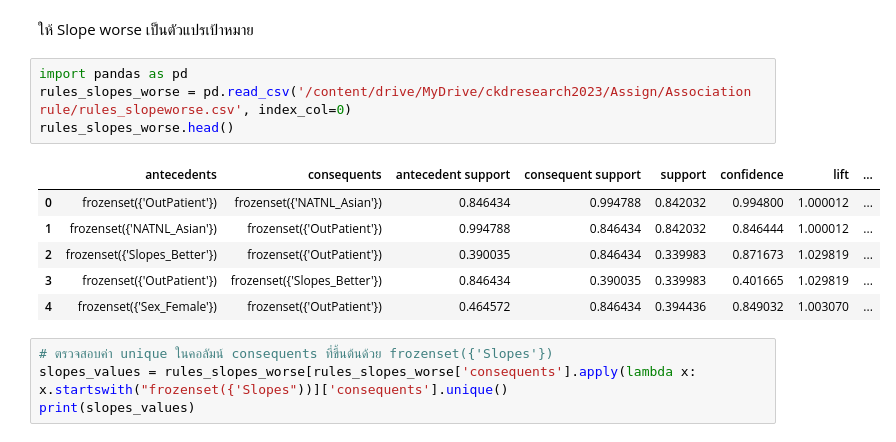
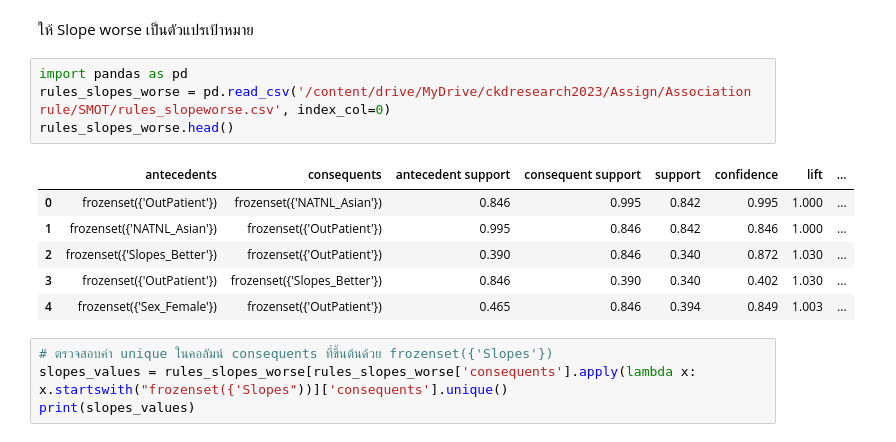
Before and after one commit to Aomaphisara/ULckdresearch2023, a Jupyter notebook: Association_rule.ipynb, the cells around one changed output. Saved outputs shown, nothing was run; the diff lists cells and outputs as text.

```diff
--- a/Association_rule.ipynb
+++ b/Association_rule.ipynb
@@ -394,15 +402,15 @@ stage5_2.shape
 ให้ Slope worse เป็นตัวแปรเป้าหมาย
 # %%
 import pandas as pd
-rules_slopes_worse = pd.read_csv('/content/drive/MyDrive/ckdresearch2023/Assign/Association rule/rules_slopeworse.csv', index_col=0)
+rules_slopes_worse = pd.read_csv('/content/drive/MyDrive/ckdresearch2023/Assign/Association rule/SMOT/rules_slopeworse.csv', index_col=0)
 rules_slopes_worse.head()
 # %% [output]
 |  | antecedents | consequents | antecedent support | consequent support | support | confidence | lift | ... |
-| 0 | frozenset({'OutPatient'}) | frozenset({'NATNL_Asian'}) | 0.846434 | 0.994788 | 0.842032 | 0.994800 | 1.000012 | ... |
-| 1 | frozenset({'NATNL_Asian'}) | frozenset({'OutPatient'}) | 0.994788 | 0.846434 | 0.842032 | 0.846444 | 1.000012 | ... |
-| 2 | frozenset({'Slopes_Better'}) | frozenset({'OutPatient'}) | 0.390035 | 0.846434 | 0.339983 | 0.871673 | 1.029819 | ... |
-| 3 | frozenset({'OutPatient'}) | frozenset({'Slopes_Better'}) | 0.846434 | 0.390035 | 0.339983 | 0.401665 | 1.029819 | ... |
-| 4 | frozenset({'Sex_Female'}) | frozenset({'OutPatient'}) | 0.464572 | 0.846434 | 0.394436 | 0.849032 | 1.003070 | ... |
+| 0 | frozenset({'OutPatient'}) | frozenset({'NATNL_Asian'}) | 0.846 | 0.995 | 0.842 | 0.995 | 1.000 | ... |
+| 1 | frozenset({'NATNL_Asian'}) | frozenset({'OutPatient'}) | 0.995 | 0.846 | 0.842 | 0.846 | 1.000 | ... |
+| 2 | frozenset({'Slopes_Better'}) | frozenset({'OutPatient'}) | 0.390 | 0.846 | 0.340 | 0.872 | 1.030 | ... |
+| 3 | frozenset({'OutPatient'}) | frozenset({'Slopes_Better'}) | 0.846 | 0.390 | 0.340 | 0.402 | 1.030 | ... |
+| 4 | frozenset({'Sex_Female'}) | frozenset({'OutPatient'}) | 0.465 | 0.846 | 0.394 | 0.849 | 1.003 | ... |
 # %%
 # ตรวจสอบค่า unique ในคอลัมน์ consequents ที่ขึ้นต้นด้วย frozenset({'Slopes'})
 slopes_values = rules_slopes_worse[rules_slopes_worse['consequents'].apply(lambda x: x.startswith("frozenset({'Slopes"))]['consequents'].unique()
```
Also changed, not shown: parts of 13 cells of this notebook.
